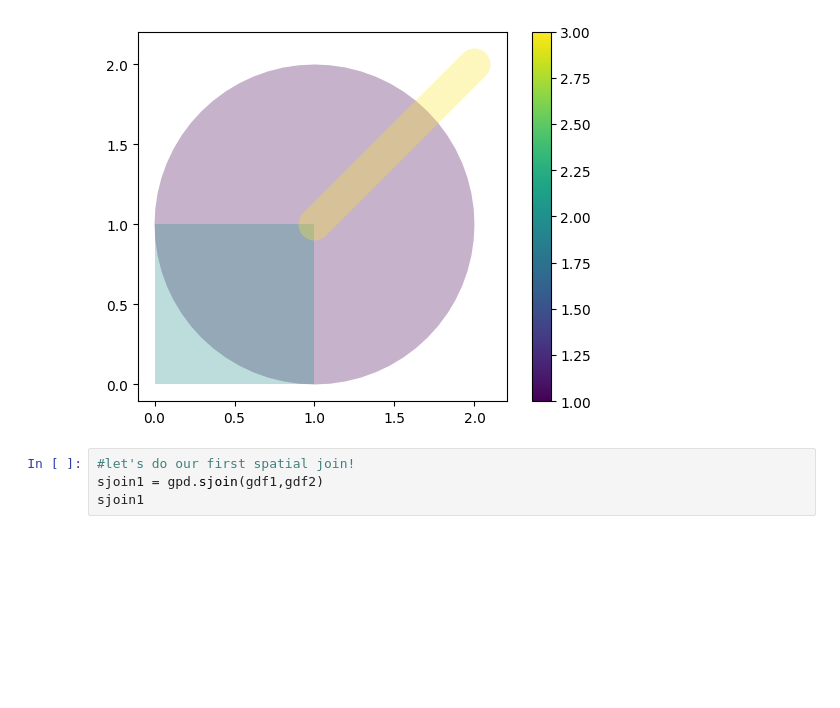
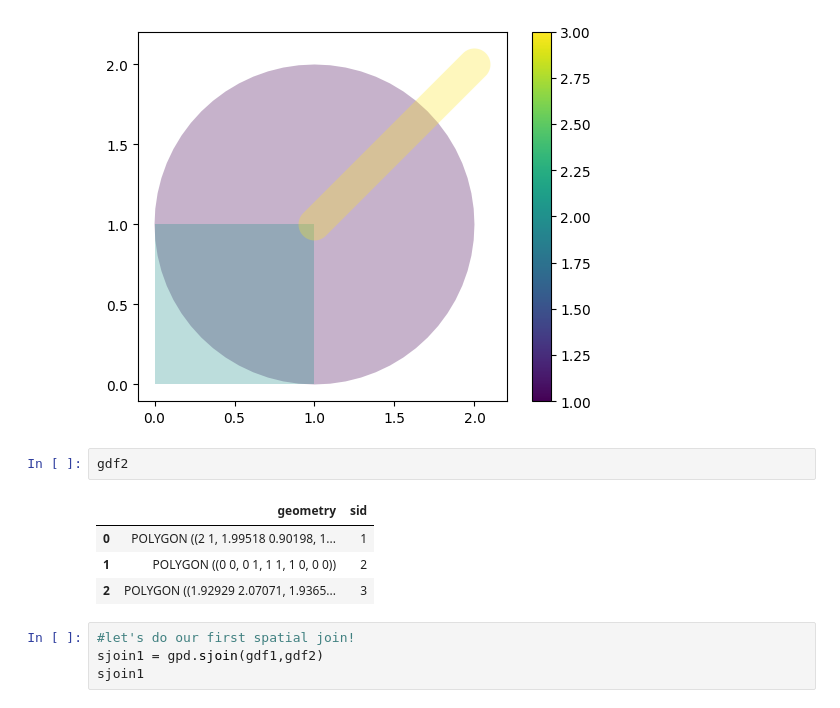
Before and after one commit to joelferg/spatial_data_analysis, a Jupyter notebook: lectures/Class Jan 29.ipynb, the cells around one changed output. Drawn from its saved outputs; the diff is of its cells as text; blank space fills up the shorter version.

```diff
--- a/lectures/Class Jan 29.ipynb
+++ b/lectures/Class Jan 29.ipynb
@@ -230,6 +248,13 @@ gdf2.plot(column='sid',alpha=0.3,legend=True) # alpha is the transparency, with
 # %% [output]
 <Axes: >
 [figure]
+# %%
+gdf2
+# %% [output]
+|  | geometry | sid |
+| 0 | POLYGON ((2 1, 1.99518 0.90198, 1... | 1 |
+| 1 | POLYGON ((0 0, 0 1, 1 1, 1 0, 0 0)) | 2 |
+| 2 | POLYGON ((1.92929 2.07071, 1.9365... | 3 |
 # %%
 #let's do our first spatial join!
 sjoin1 = gpd.sjoin(gdf1,gdf2)
```
Also changed, not shown: parts of 6 cells of this notebook, 1 other file.
